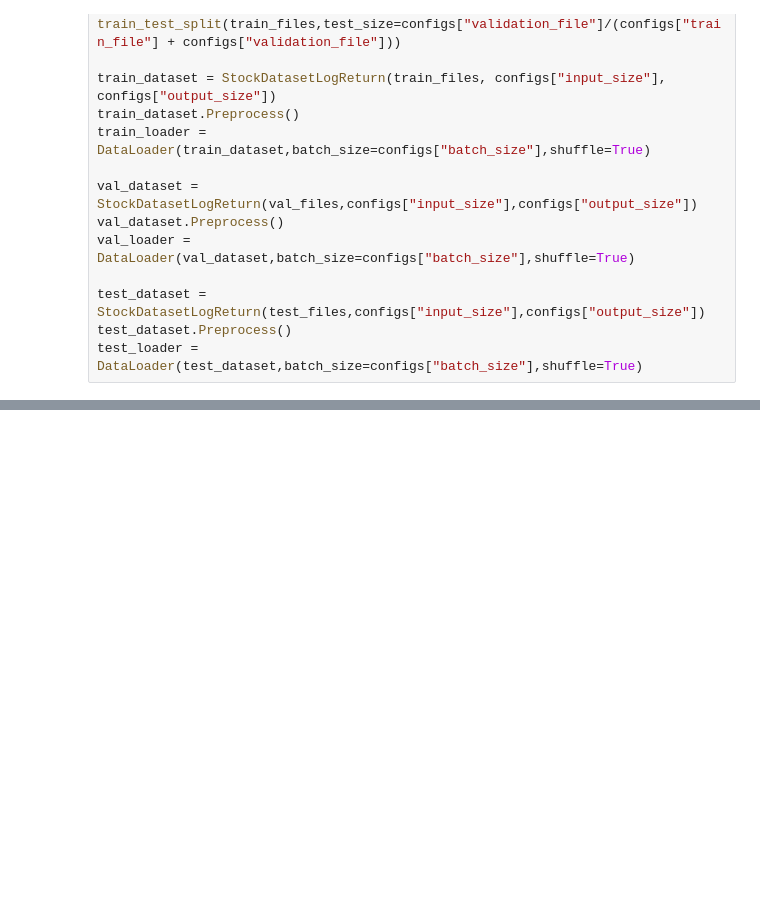
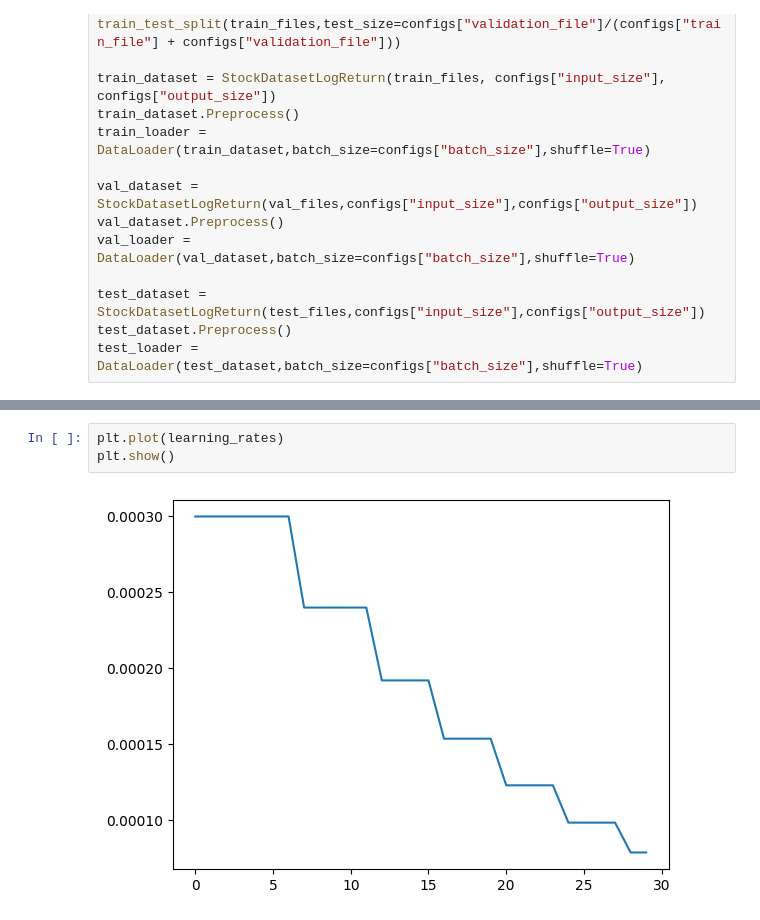
Before and after one commit to Nacnano/stock-machine-learning-project, a Jupyter notebook: LSTM.ipynb, the cells around one changed output, grey strips where cells are left out. Cells and saved outputs as stored; diff of their text form; blank space fills up the shorter version.

```diff
--- a/LSTM.ipynb
+++ b/LSTM.ipynb
@@ -272,0 +563,5 @@ print(avarage_test_loss)
+# %%
+plt.plot(learning_rates)
+plt.show()
+# %% [output]
+[figure, added]
```
Also changed, not shown: parts of 12 cells of this notebook.
